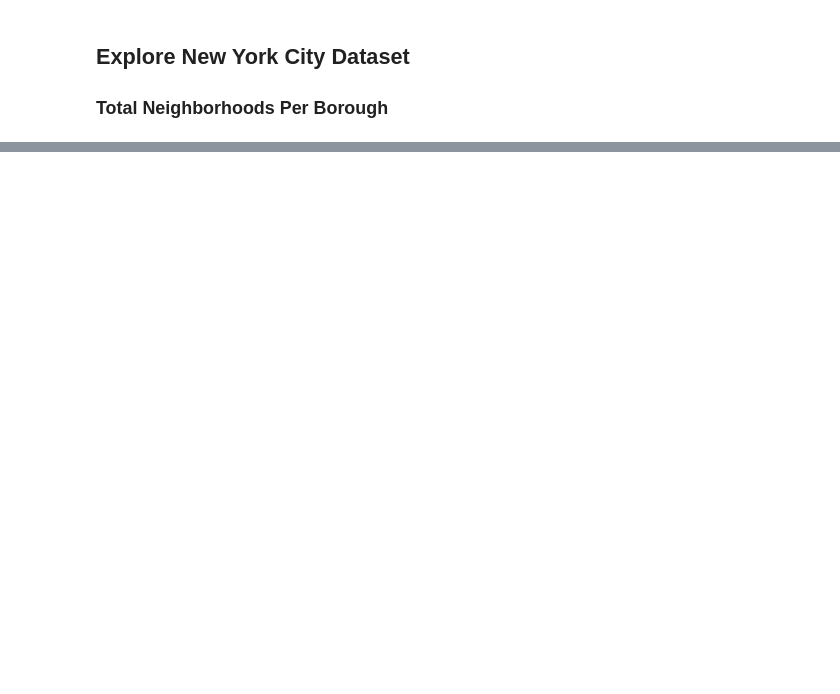
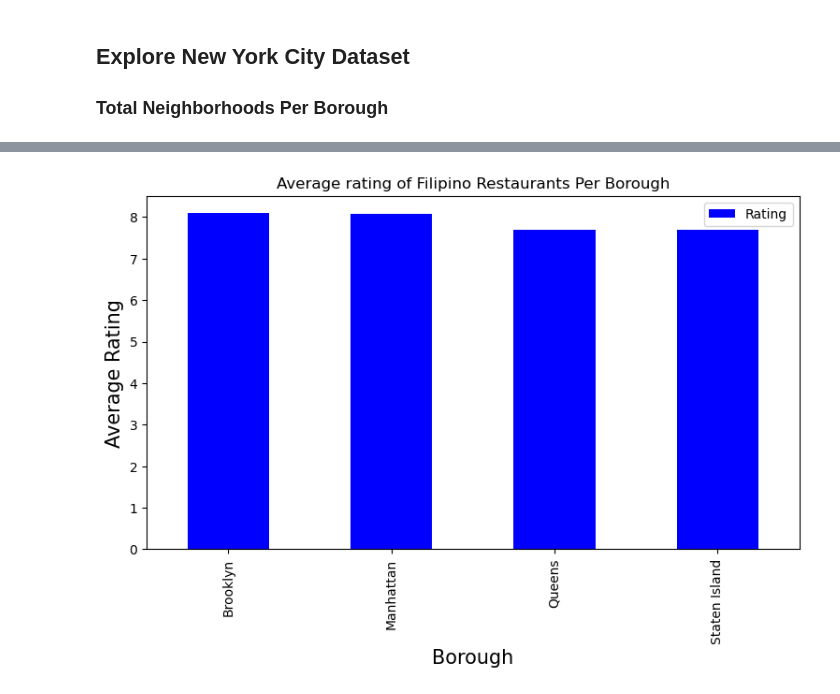
Before and after one commit to sideshowmel29/Coursera_Capstone, a Jupyter notebook: Data Science Capstone Project.ipynb, the cells around one changed output, grey strips where cells are left out. Drawn from its saved outputs; the diff is of its cells as text; code cells hidden in the pictures; blank space fills up the shorter version.

```diff
--- a/Data Science Capstone Project.ipynb
+++ b/Data Science Capstone Project.ipynb
@@ -100,0 +280,25 @@ plt.show()
+# %%
+column_names=['Borough', 'Neighborhood', 'ID','Name','Likes','Rating','Tips']
+filipino_res_stats=pd.DataFrame(columns=column_names)
+count=1
+for row in filipino_res_ny.values.tolist():
+    Borough,Neighborhood,ID,Name=row
+    try:
+        venue_details=get_venue_details(ID)
+        print(venue_details)
+        id,name,likes,rating,tips=venue_details.values.tolist()[0]
+    except IndexError:
+        print('No data available for id=',ID)
+        # we will assign 0 value for these resturants as they may have been
+        #recently opened or details does not exist in FourSquare Database
+        id,name,likes,rating,tips=[0]*5
+    print('(',count,'/',len(filipino_res_ny),')','processed')
+    filipino_res_stats = filipino_res_stats.append({'Borough': Borough,
+                                                'Neighborhood': Neighborhood,
+                                                'ID': id,
+                                                'Name' : name,
+                                                'Likes' : likes,
+                                                'Rating' : rating,
+                                                'Tips' : tips
+                                               }, ignore_index=True)
+    count+=1
@@ -100,0 +354,4 @@ plt.show()
+# %%
+filipino_res_stats['Likes'] = filipino_res_stats['Likes'].astype('float64')
+filipino_res_stats['Tips'] = filipino_res_stats['Tips'].astype('float64')
+filipino_res_stats.info()
@@ -100,0 +451,10 @@ plt.show()
+# %%
+plt.figure(figsize=(9,5), dpi = 100)
+plt.title('Average rating of Filipino Restaurants Per Borough')
+plt.xlabel('Borough', fontsize = 15)
+plt.ylabel('Average Rating', fontsize=15)
+filipino_res_stats.groupby('Borough').mean()['Rating'].plot(kind='bar', color=clr)
+plt.legend()
+plt.show()
+# %% [output]
+[figure, added]
```
Also changed, not shown: parts of 42 cells of this notebook.
